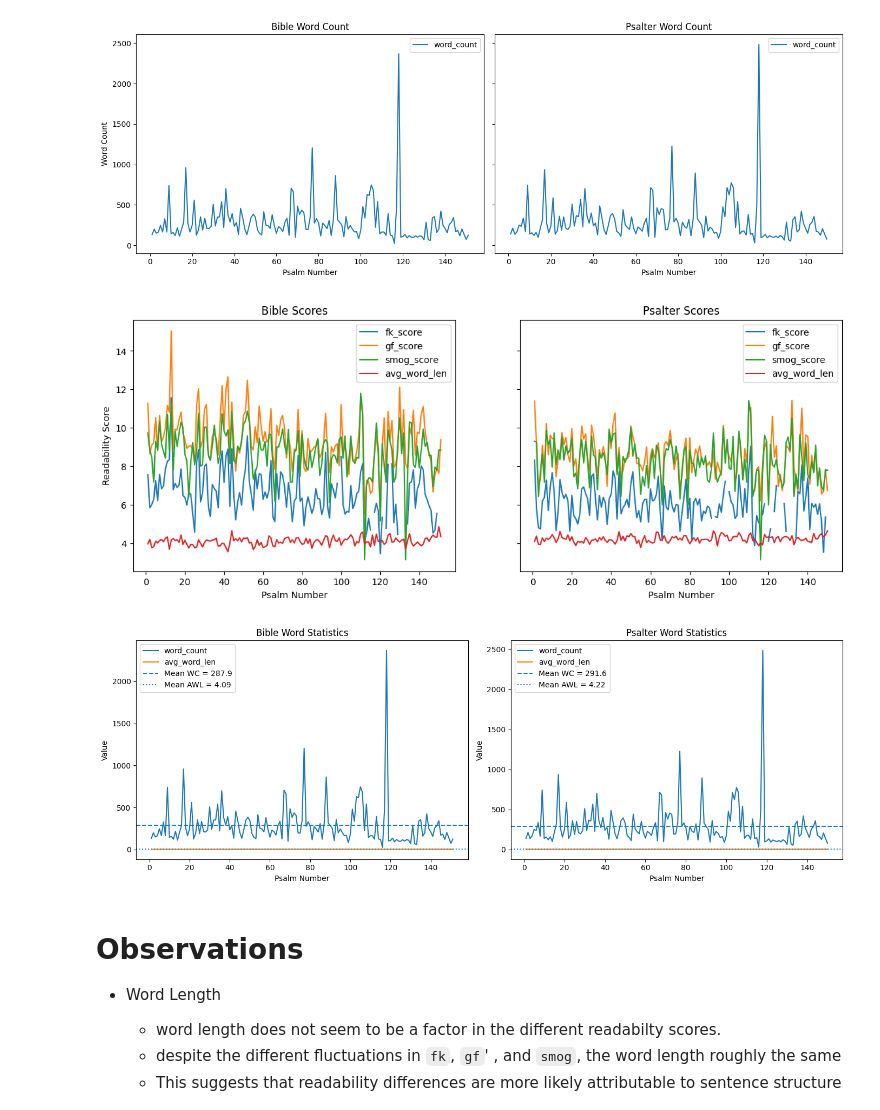
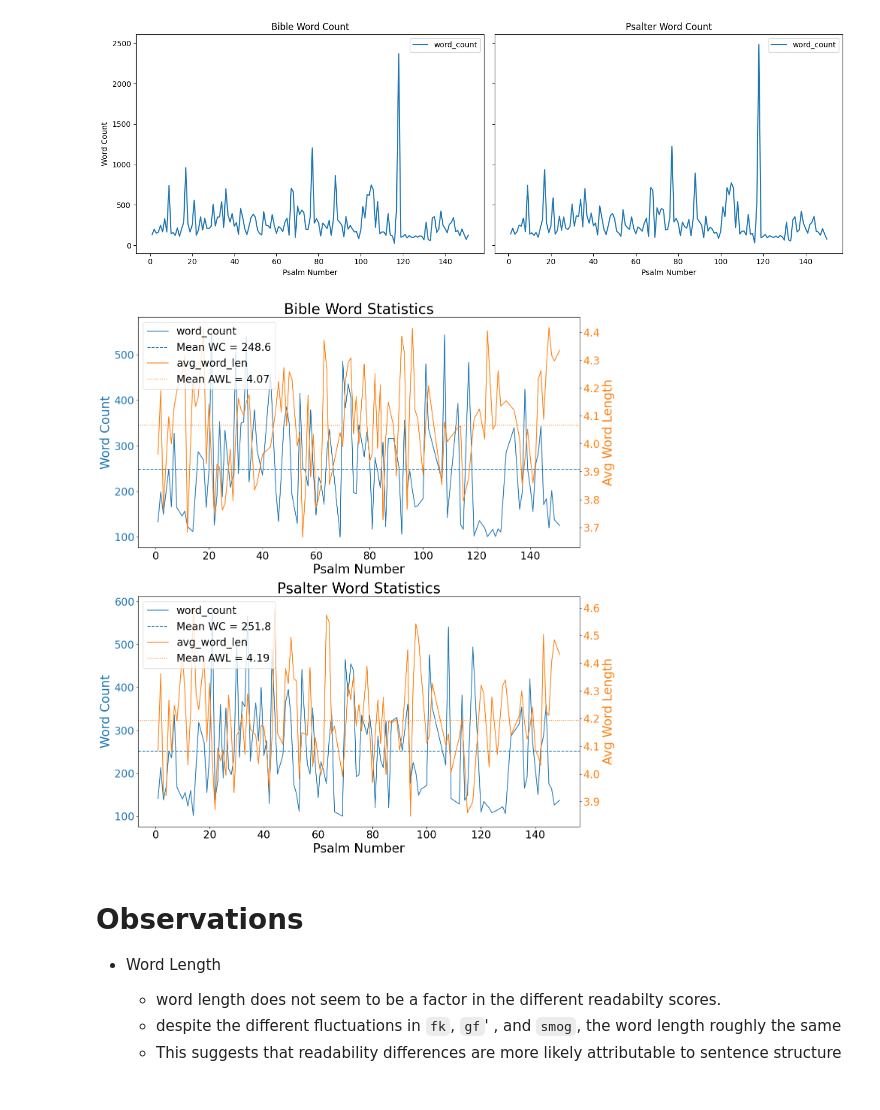
Before and after one commit to cwc09262/psalms-text-comparison, a Jupyter notebook: readability/readability.ipynb, the cells around one changed output. Saved outputs shown, nothing was run; the diff lists cells and outputs as text; code cells hidden in the pictures.

Commit message:
adding a second y-axis to update a graph

```diff
--- a/readability/readability.ipynb
+++ b/readability/readability.ipynb
@@ -468,51 +468,44 @@ plt.show()
 [figure]
 [figure]
 # %%
-import matplotlib.pyplot as plt
-
-fig, axes = plt.subplots(1, 2, figsize=(14, 5), sharey=True)
+fig, axes = plt.subplots(2,1, figsize=(14, 15), sharey=False)
 
 for ax, text in zip(axes, full_psalms['text'].unique()):
     data = full_psalms[full_psalms['text'] == text]
 
-    data.plot(
-        x='psalm_num',
-        y=['fk_score', 'gf_score', 'smog_score', 'avg_word_len'],
-        ax=ax
-    )
+    # 1. Plot Word Count on the primary (left) y-axis
+    data.plot(x='psalm_num', y='word_count', ax=ax, color='tab:blue')
+    ax.set_ylabel("Word Count", color='tab:blue')
+    ax.tick_params(axis='y', labelcolor='tab:blue')
 
-    ax.set_title(f"{text} Scores")
-    ax.set_xlabel("Psalm Number")
-    ax.set_ylabel("Readability Score")
+    # 2. Create the secondary (right) y-axis for Average Word Length
+    ax2 = ax.twinx()
+    data.plot(x='psalm_num', y='avg_word_len', ax=ax2, color='tab:orange')
+    ax2.set_ylabel("Avg Word Length", color='tab:orange')
+    ax2.tick_params(axis='y', labelcolor='tab:orange')
 
-fig, axes = plt.subplots(1, 2, figsize=(14, 5), sharey=False)
-
-for ax, text in zip(axes, full_psalms['text'].unique()):
-    data = full_psalms[full_psalms['text'] == text]
-
-    data.plot(
-        x='psalm_num',
-        y=['word_count', 'avg_word_len'],
-        ax=ax
-    )
-
-    # Means
+    # Calculate Means
     mean_wc = data['word_count'].mean()
     mean_awl = data['avg_word_len'].mean()
 
-    ax.axhline(mean_wc, linestyle='--', label=f'Mean WC = {mean_wc:.1f}')
-    ax.axhline(mean_awl, linestyle=':', label=f'Mean AWL = {mean_awl:.2f}')
+    # 3. Add horizontal lines to their respective axes
+    ax.axhline(mean_wc, color='tab:blue', linestyle='--', label=f'Mean WC = {mean_wc:.1f}')
+    ax2.axhline(mean_awl, color='tab:orange', linestyle=':', label=f'Mean AWL = {mean_awl:.2f}')
 
+    # 4. Combine legends from both axes so they don't overlap
+    lines1, labels1 = ax.get_legend_handles_labels()
+    lines2, labels2 = ax2.get_legend_handles_labels()
+    ax.get_legend().remove()  # Remove Pandas auto-generated legend
+    ax2.legend(lines1 + lines2, labels1 + labels2, loc='upper left')
+
+    # Formatting
     ax.set_title(f"{text} Word Statistics")
     ax.set_xlabel("Psalm Number")
-    ax.set_ylabel("Value")
-    ax.legend()
 
 plt.tight_layout()
 plt.show()
 # %% [output]
-[figure, old version]
+[figure, new version]
-[figure, removed]
 # %%
 from textstat import textstat
 
```
Also changed, not shown: parts of 3 cells of this notebook.
